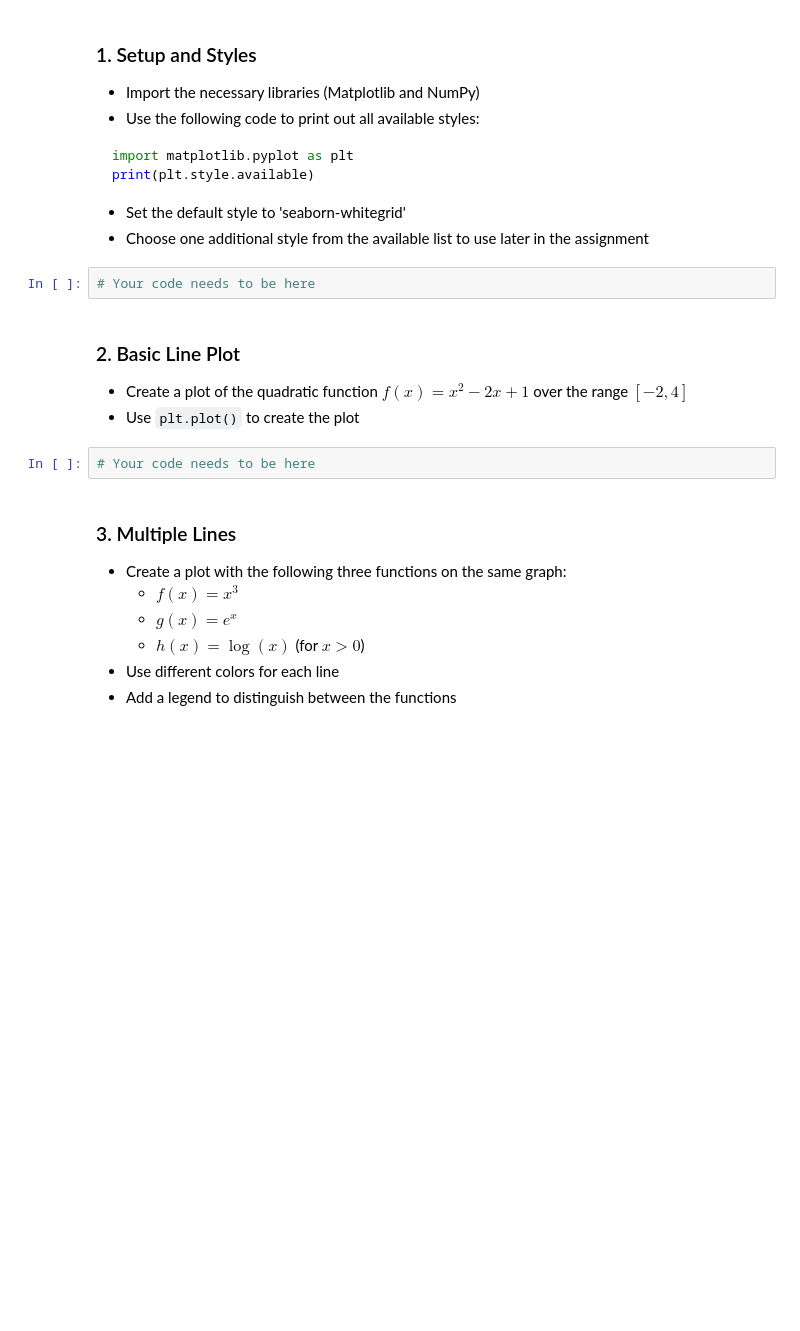
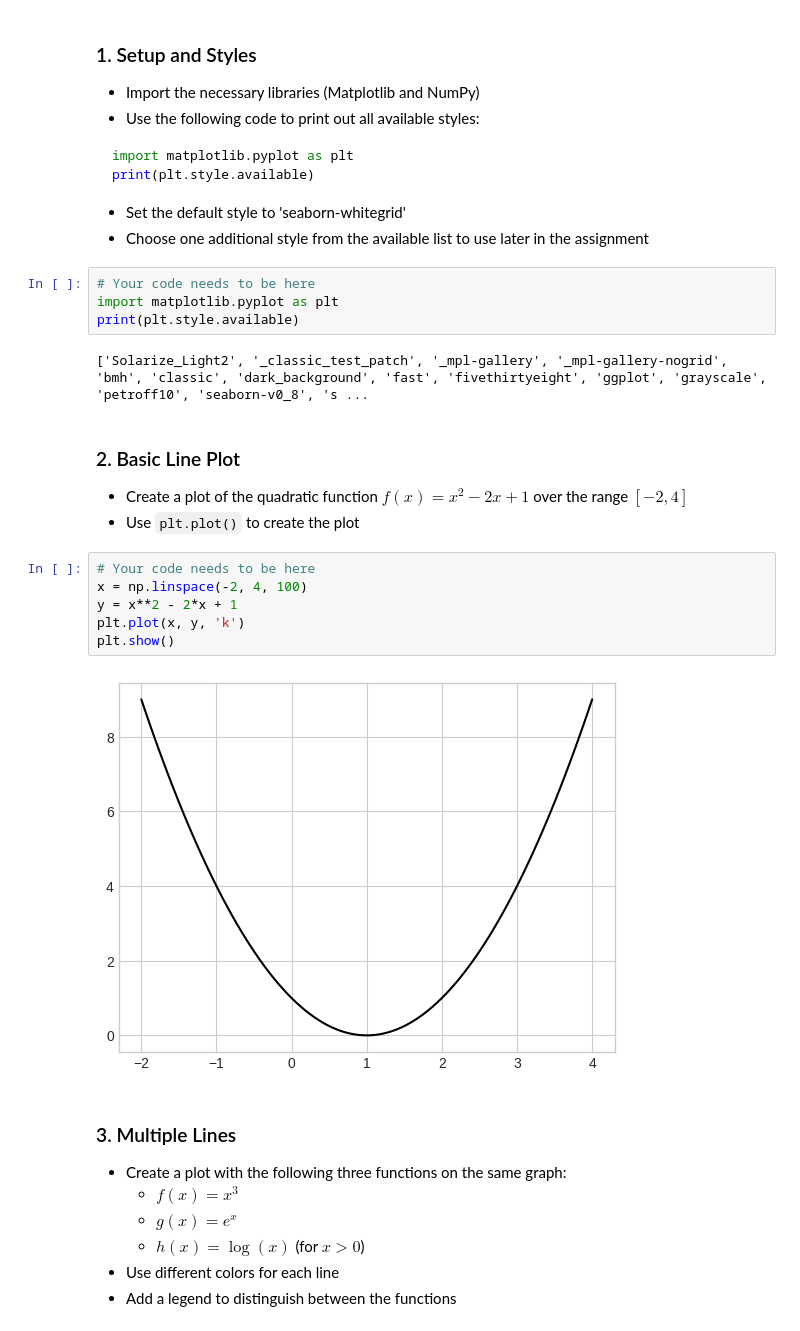
Before and after one commit to eking03/Data110-Fall2025, a Jupyter notebook: Week3_Assignment_fall25.ipynb, the cells around one changed output. Drawn from its saved outputs; the diff is of its cells as text; blank space fills up the shorter version.

```diff
--- a/Week3_Assignment_fall25.ipynb
+++ b/Week3_Assignment_fall25.ipynb
@@ -323,13 +323,23 @@ print(plt.style.available)
 - Choose one additional style from the available list to use later in the assignment
 # %%
 # Your code needs to be here
+import matplotlib.pyplot as plt
+print(plt.style.available)
+# %% [output]
+['Solarize_Light2', '_classic_test_patch', '_mpl-gallery', '_mpl-gallery-nogrid', 'bmh', 'classic', 'dark_background', 'fast', 'fivethirtyeight', 'ggplot', 'grayscale', 'petroff10', 'seaborn-v0_8', 's ...
 # %% [markdown]
 ### 2. Basic Line Plot
 
 - Create a plot of the quadratic function $f(x) = x^2 - 2x + 1$ over the range $[-2, 4]$
 - Use `plt.plot()` to create the plot
-# %%
-# Your code needs to be here
+# %%
+# Your code needs to be here
+x = np.linspace(-2, 4, 100)
+y = x**2 - 2*x + 1
+plt.plot(x, y, 'k')
+plt.show()
+# %% [output]
+[figure, added]
 # %% [markdown]
 ### 3. Multiple Lines
 
```
Also changed, not shown: parts of 2 cells of this notebook.
